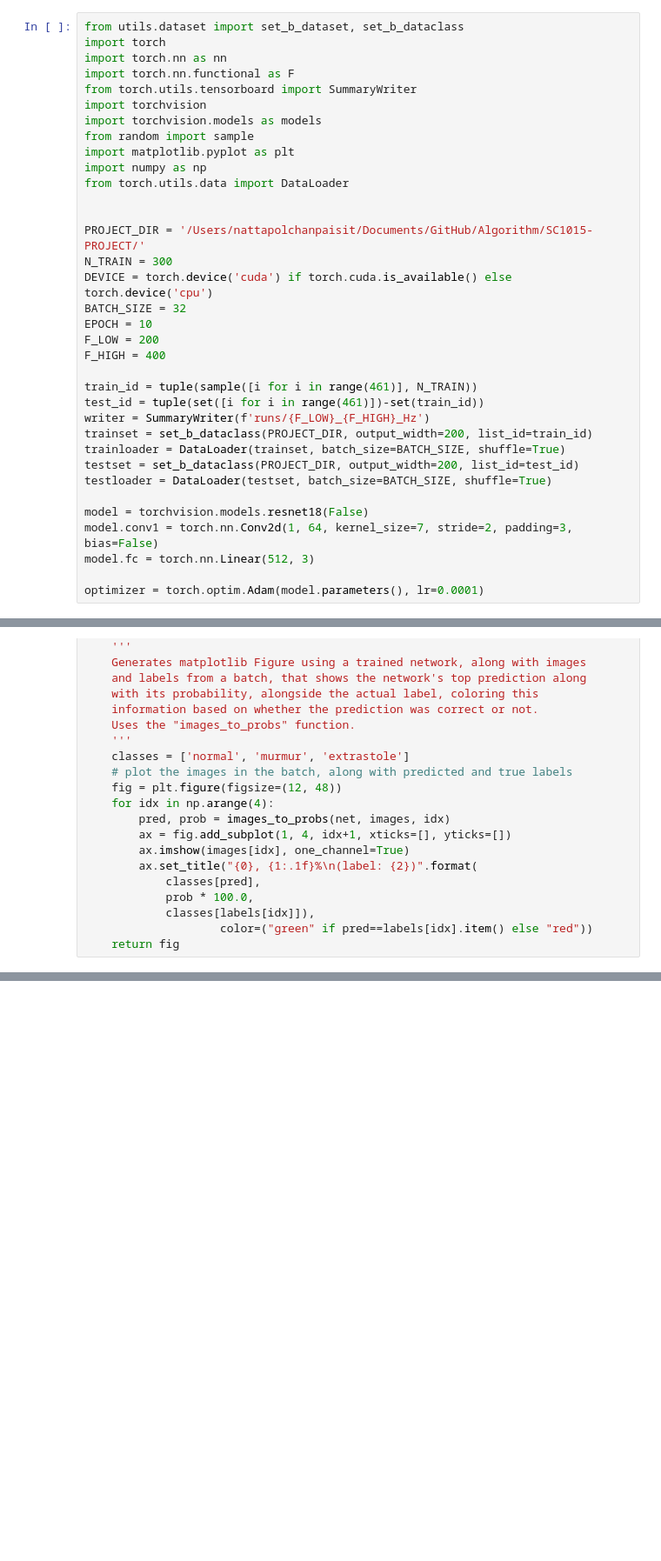
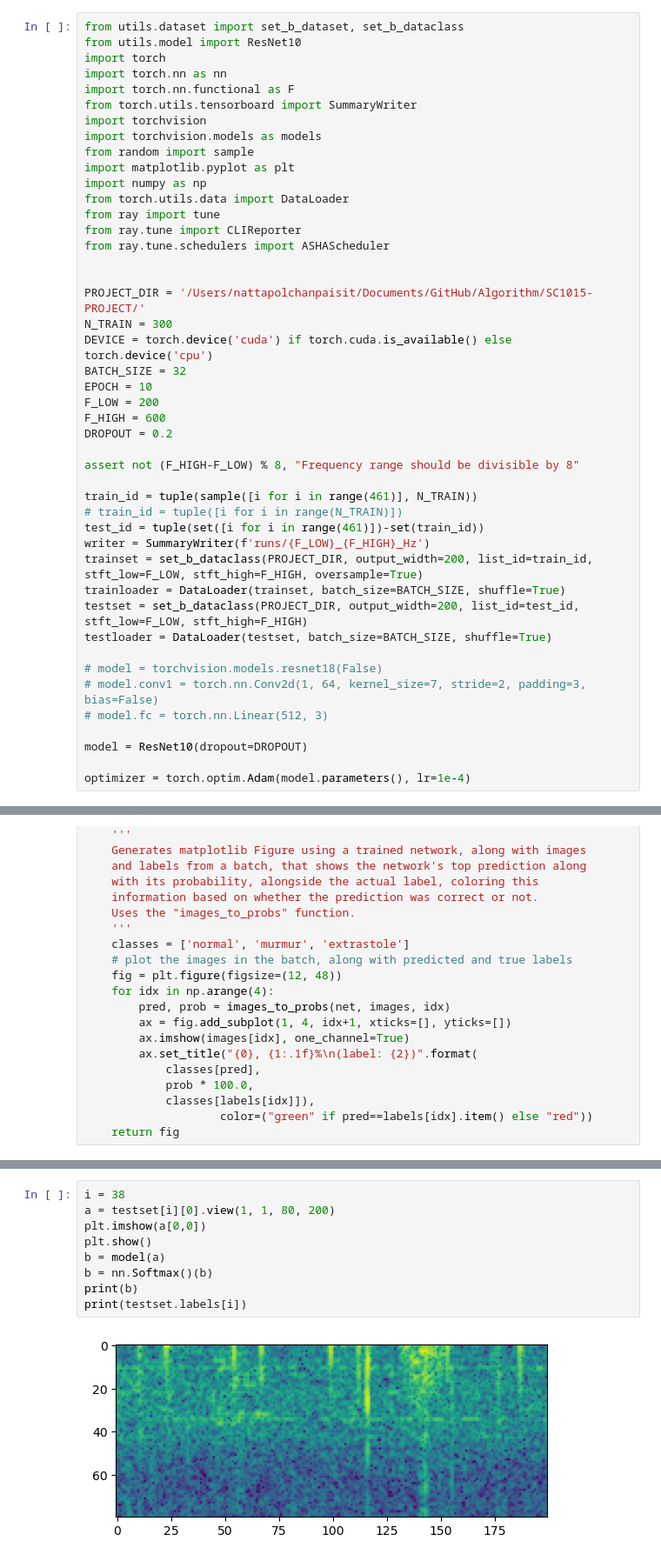
Before and after one commit to NattapolChan/SC1015-PROJECT, a Jupyter notebook: stft-cnn.ipynb, the cells around one changed output, grey strips where cells are left out. Shown: that part at 87% size. Cells and saved outputs as stored; diff of their text form; blank space fills up the shorter version.

Commit message:
Oversample for minority class

```diff
--- a/stft-cnn.ipynb
+++ b/stft-cnn.ipynb
@@ -1,5 +1,6 @@
 # %%
 from utils.dataset import set_b_dataset, set_b_dataclass
+from utils.model import ResNet10
 import torch
 import torch.nn as nn
 import torch.nn.functional as F
@@ -10,6 +11,9 @@ from random import sample
 import matplotlib.pyplot as plt
 import numpy as np
 from torch.utils.data import DataLoader
+from ray import tune
+from ray.tune import CLIReporter
+from ray.tune.schedulers import ASHAScheduler
 
 
 PROJECT_DIR = '/Users/nattapolchanpaisit/Documents/GitHub/Algorithm/SC1015-PROJECT/'
@@ -18,18 +22,24 @@ DEVICE = torch.device('cuda') if torch.cuda.is_available() else torch.device('cp
 BATCH_SIZE = 32
 EPOCH = 10
 F_LOW = 200
-F_HIGH = 400
+F_HIGH = 600
+DROPOUT = 0.2
+
+assert not (F_HIGH-F_LOW) % 8, "Frequency range should be divisible by 8"
 
 train_id = tuple(sample([i for i in range(461)], N_TRAIN))
+# train_id = tuple([i for i in range(N_TRAIN)])
 test_id = tuple(set([i for i in range(461)])-set(train_id))
 writer = SummaryWriter(f'runs/{F_LOW}_{F_HIGH}_Hz')
-trainset = set_b_dataclass(PROJECT_DIR, output_width=200, list_id=train_id)
+trainset = set_b_dataclass(PROJECT_DIR, output_width=200, list_id=train_id, stft_low=F_LOW, stft_high=F_HIGH, oversample=True)
 trainloader = DataLoader(trainset, batch_size=BATCH_SIZE, shuffle=True)
-testset = set_b_dataclass(PROJECT_DIR, output_width=200, list_id=test_id)
+testset = set_b_dataclass(PROJECT_DIR, output_width=200, list_id=test_id, stft_low=F_LOW, stft_high=F_HIGH)
 testloader = DataLoader(testset, batch_size=BATCH_SIZE, shuffle=True)
 
-model = torchvision.models.resnet18(False)
-model.conv1 = torch.nn.Conv2d(1, 64, kernel_size=7, stride=2, padding=3, bias=False)
-model.fc = torch.nn.Linear(512, 3)
+# model = torchvision.models.resnet18(False)
+# model.conv1 = torch.nn.Conv2d(1, 64, kernel_size=7, stride=2, padding=3, bias=False)
+# model.fc = torch.nn.Linear(512, 3)
 
-optimizer = torch.optim.Adam(model.parameters(), lr=0.0001)
+model = ResNet10(dropout=DROPOUT)
+
+optimizer = torch.optim.Adam(model.parameters(), lr=1e-4)
@@ -136,0 +162,11 @@ def train_cnn_stft():
+# %%
+i = 38
+a = testset[i][0].view(1, 1, 80, 200)
+plt.imshow(a[0,0])
+plt.show()
+b = model(a)
+b = nn.Softmax()(b)
+print(b)
+print(testset.labels[i])
+# %% [output]
+[figure, added]
```
Also changed, not shown: parts of 5 cells of this notebook, 7 other files.
